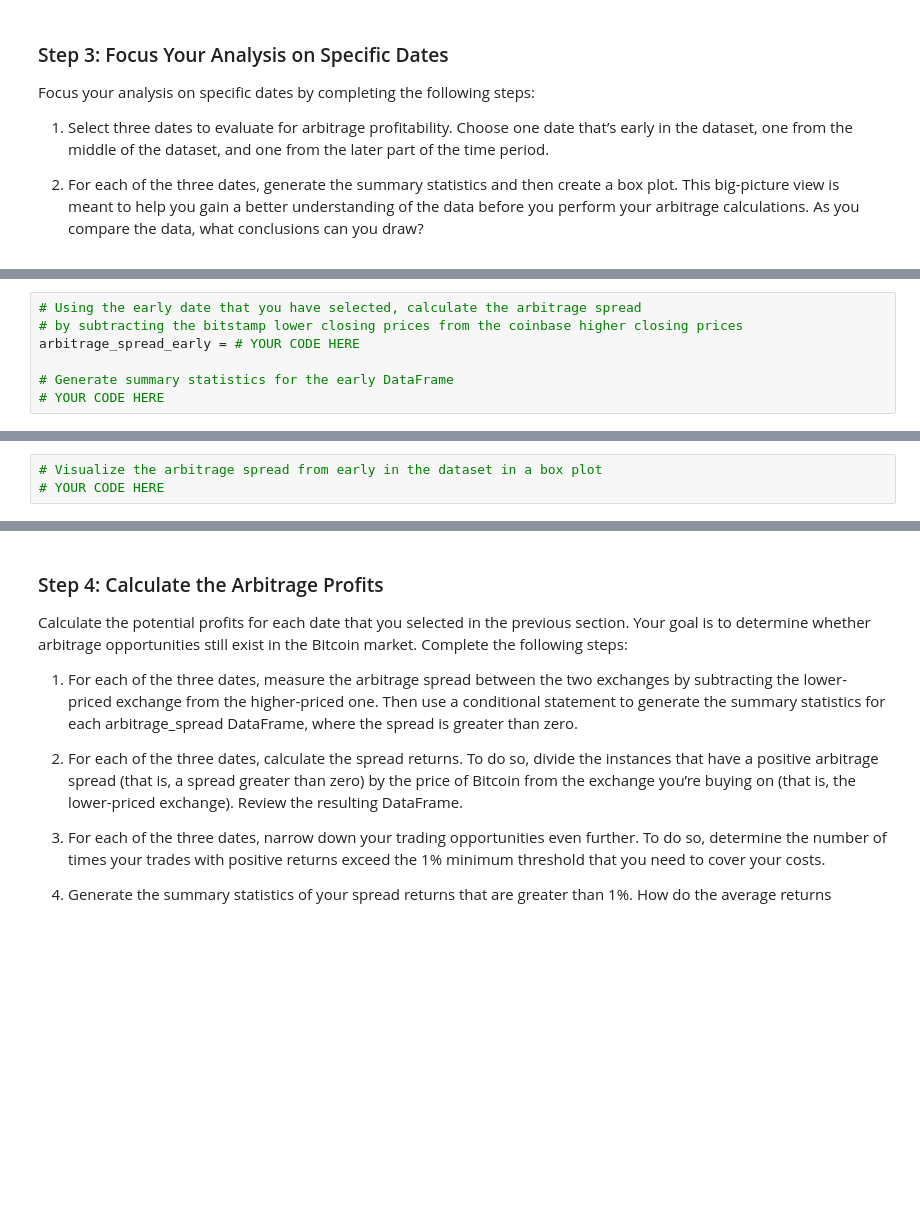
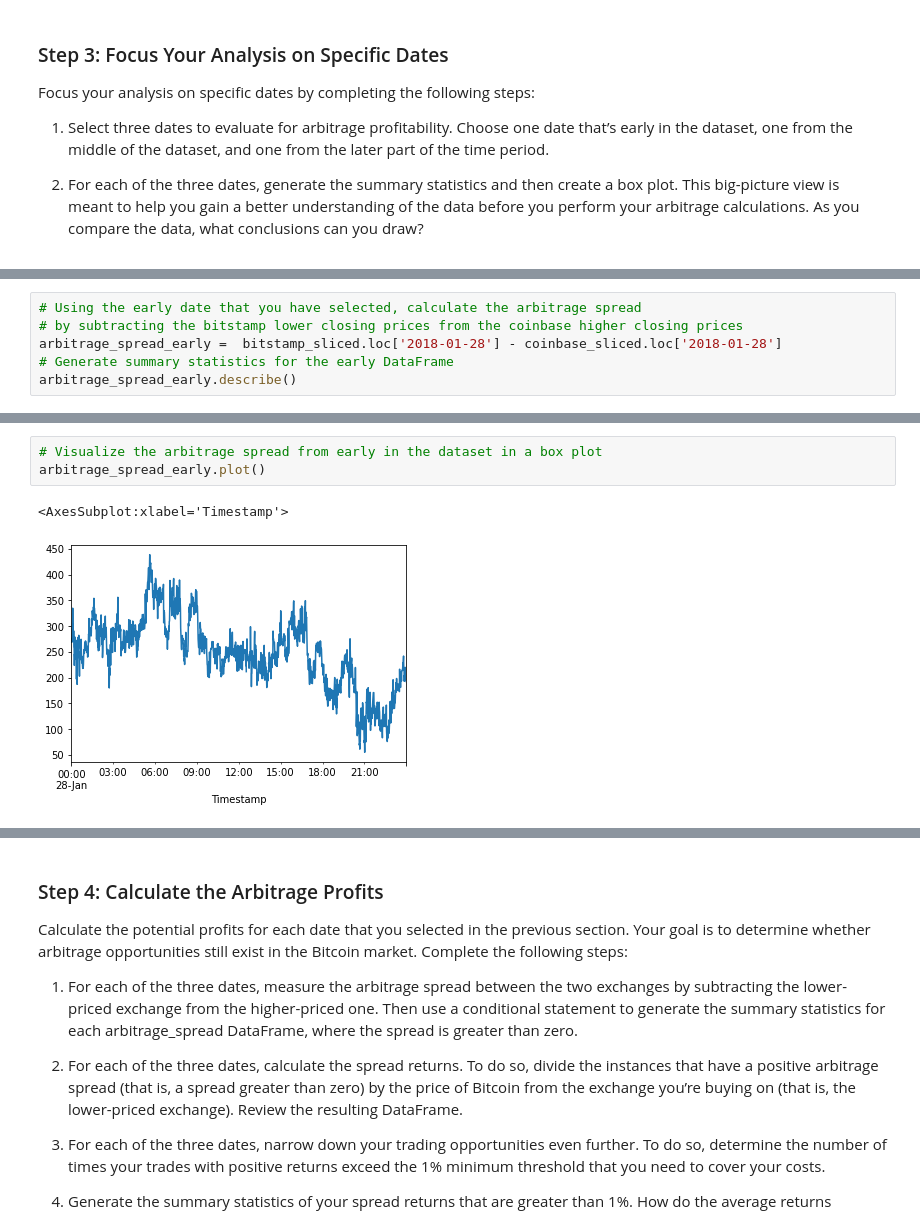
Before and after one commit to j-w-code/Module_3_Repo, a Jupyter notebook: crypto_arbitrage.ipynb, the cells around one changed output, grey strips where cells are left out. Drawn from its saved outputs; the diff is of its cells as text; blank space fills up the shorter version.

```diff
--- a/crypto_arbitrage.ipynb
+++ b/crypto_arbitrage.ipynb
@@ -429,8 +364,7 @@ Focus your analysis on specific dates by completing the following steps:
 # %%
 # Using the early date that you have selected, calculate the arbitrage spread
 # by subtracting the bitstamp lower closing prices from the coinbase higher closing prices
-arbitrage_spread_early = # YOUR CODE HERE
-
+arbitrage_spread_early =  bitstamp_sliced.loc['2018-01-28'] - coinbase_sliced.loc['2018-01-28']
 # Generate summary statistics for the early DataFrame
-# YOUR CODE HERE
+arbitrage_spread_early.describe()
 # %% [output]
@@ -438,6 +380,9 @@ SyntaxError: invalid syntax (3616388465.py, line 3)
 # %%
 # Visualize the arbitrage spread from early in the dataset in a box plot
-# YOUR CODE HERE
+arbitrage_spread_early.plot()
+# %% [output]
+<AxesSubplot:xlabel='Timestamp'>
+[figure, added]
 # %%
 # Create an overlay plot that visualizes the two dataframes over a period of one day from the middle of the dataset.
 # Be sure that the plots include the parameters `legend`, `figsize`, `title`, `color` and `label`
```
Also changed, not shown: parts of 47 cells of this notebook.
